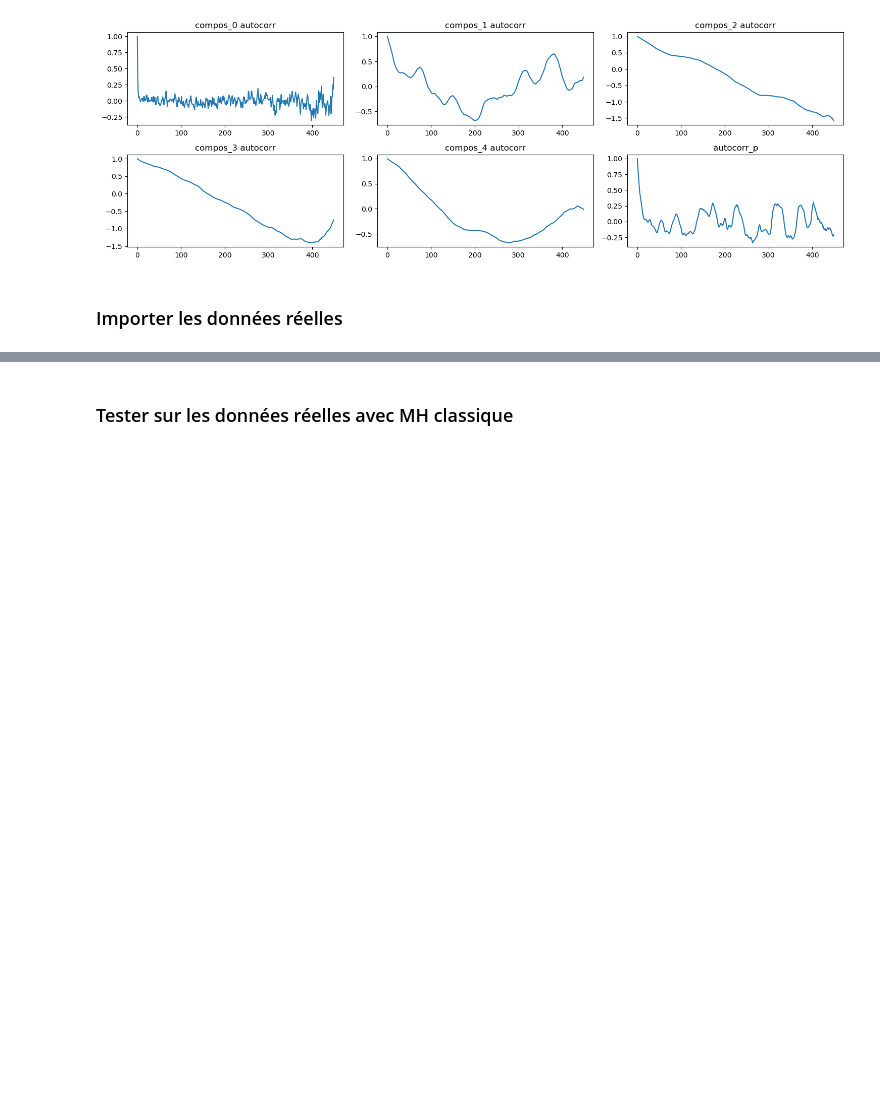
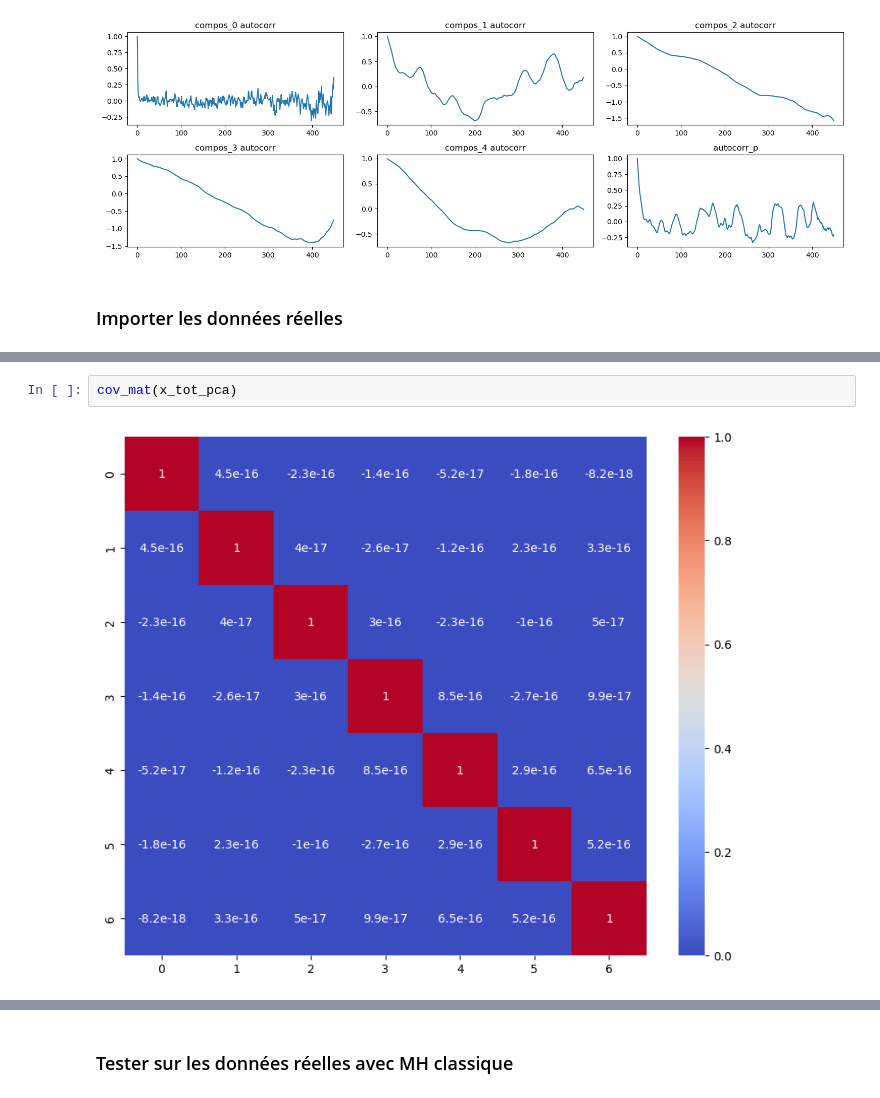
Before and after one commit to AlexandreSelvestre/Recherche-3A, a Jupyter notebook: final_simul.ipynb, the cells around one changed output, grey strips where cells are left out. Saved outputs shown, nothing was run; the diff lists cells and outputs as text; blank space fills up the shorter version.

```diff
--- a/final_simul.ipynb
+++ b/final_simul.ipynb
@@ -676,0 +704,4 @@ plt.show()
+# %%
+cov_mat(x_tot_pca)
+# %% [output]
+[figure, added]
```
Also changed, not shown: parts of 19 cells of this notebook.
